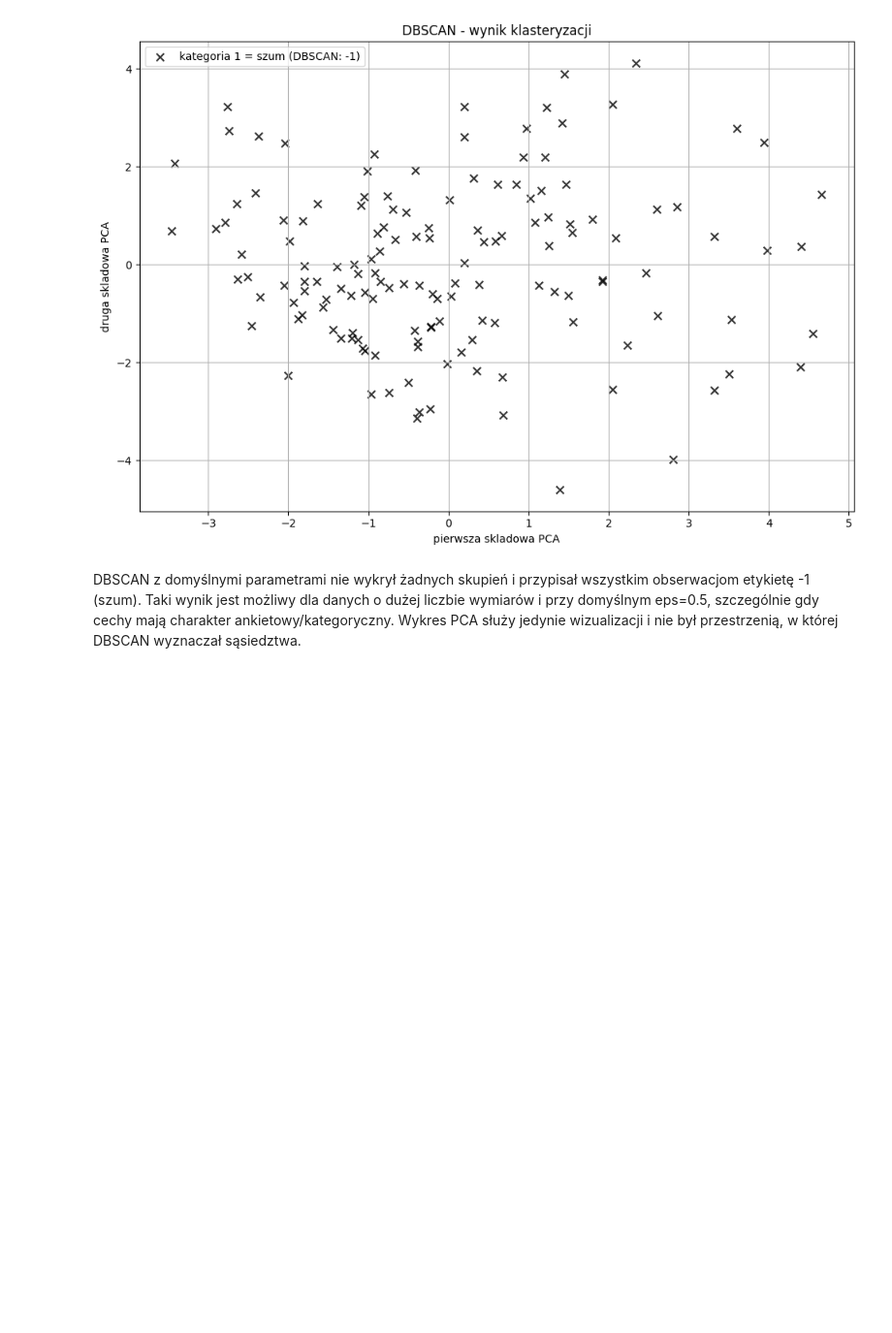
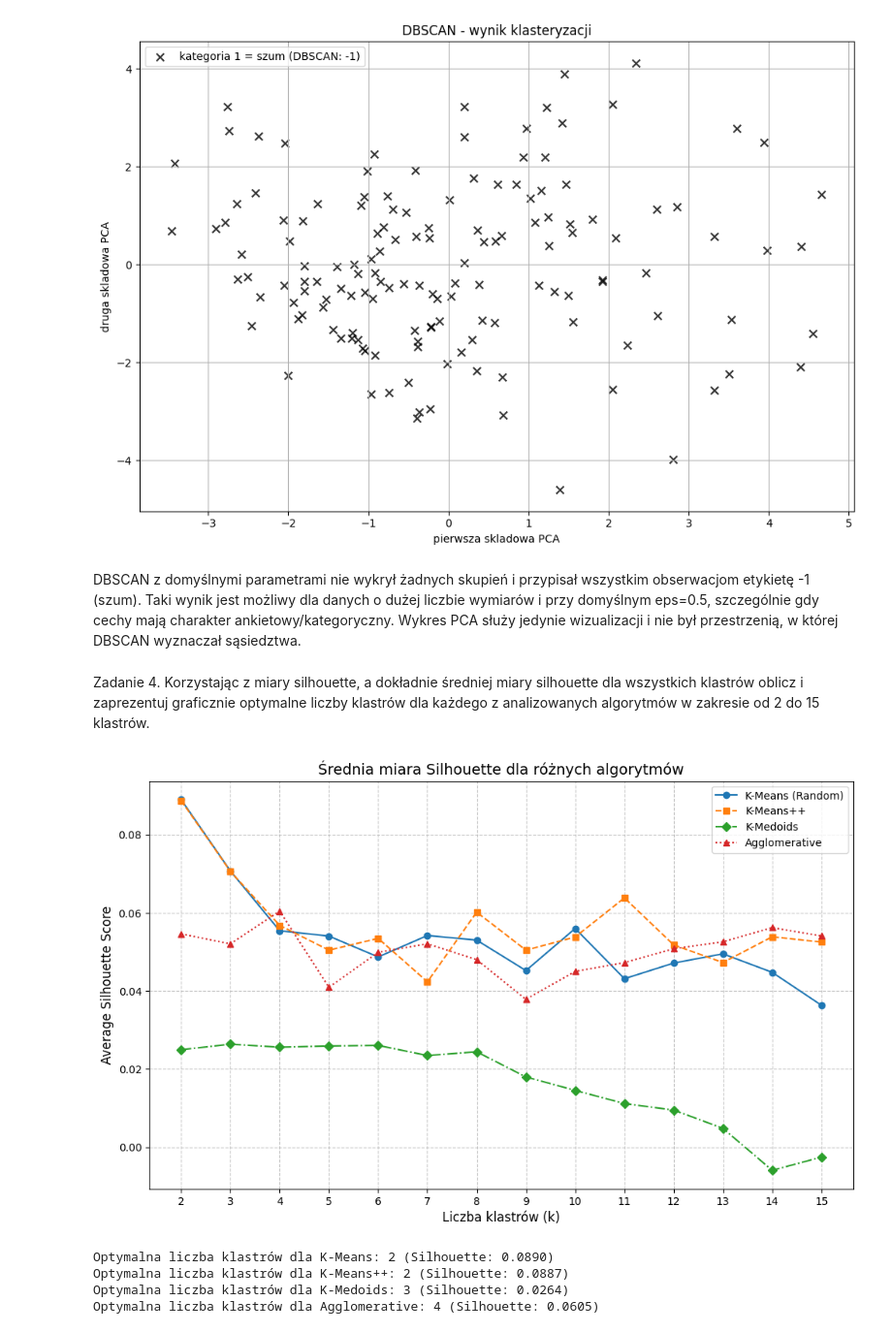
Before and after one commit to MikGaw09/DD, a Jupyter notebook: DD_LAB_3.ipynb, the cells around one changed output. Shown at 97% size. Drawn from its saved outputs; the diff is of its cells as text; code cells hidden in the pictures; blank space fills up the shorter version.

```diff
--- a/DD_LAB_3.ipynb
+++ b/DD_LAB_3.ipynb
@@ -512,3 +512,72 @@ plt.show()
 [figure]
 # %% [markdown]
 DBSCAN z domyślnymi parametrami nie wykrył żadnych skupień i przypisał wszystkim obserwacjom etykietę -1 (szum). Taki wynik jest możliwy dla danych o dużej liczbie wymiarów i przy domyślnym eps=0.5, szczególnie gdy cechy mają charakter ankietowy/kategoryczny. Wykres PCA służy jedynie wizualizacji i nie był przestrzenią, w której DBSCAN wyznaczał sąsiedztwa.
+# %% [markdown]
+Zadanie 4. Korzystając z miary silhouette, a dokładnie średniej miary silhouette dla wszystkich klastrów
+oblicz i zaprezentuj graficznie optymalne liczby klastrów dla każdego z analizowanych
+algorytmów w zakresie od 2 do 15 klastrów.
+# %%
+
+import matplotlib.pyplot as plt
+from sklearn.cluster import KMeans, AgglomerativeClustering
+from sklearn.metrics import silhouette_score
+from sklearn_extra.cluster import KMedoids
+
+
+X_eval = X_scaled
+
+cluster_range = range(2, 16)
+
+results = {
+    'K-Means': [],
+    'K-Means++': [],
+    'K-Medoids': [],
+    'Agglomerative': []
+}
+
+
+for k in cluster_range:
+    km = KMeans(n_clusters=k, init='random', n_init=10, random_state=42)
+    labels_km = km.fit_predict(X_eval)
+    results['K-Means'].append(silhouette_score(X_eval, labels_km))
+
+    km_plus = KMeans(n_clusters=k, init='k-means++', n_init=10, random_state=42)
+    labels_km_plus = km_plus.fit_predict(X_eval)
+    results['K-Means++'].append(silhouette_score(X_eval, labels_km_plus))
+
+    try:
+        kmed = KMedoids(n_clusters=k, random_state=42)
+        labels_kmed = kmed.fit_predict(X_eval)
+        results['K-Medoids'].append(silhouette_score(X_eval, labels_kmed))
+    except (NameError, Exception):
+        pass
+
+    agg = AgglomerativeClustering(n_clusters=k)
+    labels_agg = agg.fit_predict(X_eval)
+    results['Agglomerative'].append(silhouette_score(X_eval, labels_agg))
+
+plt.figure(figsize=(12, 7))
+
+plt.plot(cluster_range, results['K-Means'], marker='o', linestyle='-', label='K-Means (Random)')
+plt.plot(cluster_range, results['K-Means++'], marker='s', linestyle='--', label='K-Means++')
+plt.plot(cluster_range, results['K-Medoids'], marker='D', linestyle='-.', label='K-Medoids')
+plt.plot(cluster_range, results['Agglomerative'], marker='^', linestyle=':', label='Agglomerative')
+
+plt.title('Średnia miara Silhouette dla różnych algorytmów', fontsize=14)
+plt.xlabel('Liczba klastrów (k)', fontsize=12)
+plt.ylabel('Average Silhouette Score', fontsize=12)
+plt.xticks(cluster_range)
+plt.grid(True, linestyle='--', alpha=0.7)
+plt.legend()
+plt.show()
+
+for algo, scores in results.items():
+    if scores:
+        best_k = cluster_range[scores.index(max(scores))]
+        print(f"Optymalna liczba klastrów dla {algo}: {best_k} (Silhouette: {max(scores):.4f})")
+# %% [output]
+[figure, added]
+Optymalna liczba klastrów dla K-Means: 2 (Silhouette: 0.0890)
+Optymalna liczba klastrów dla K-Means++: 2 (Silhouette: 0.0887)
+Optymalna liczba klastrów dla K-Medoids: 3 (Silhouette: 0.0264)
+Optymalna liczba klastrów dla Agglomerative: 4 (Silhouette: 0.0605)
```
Also changed, not shown: parts of 1 cell of this notebook.
